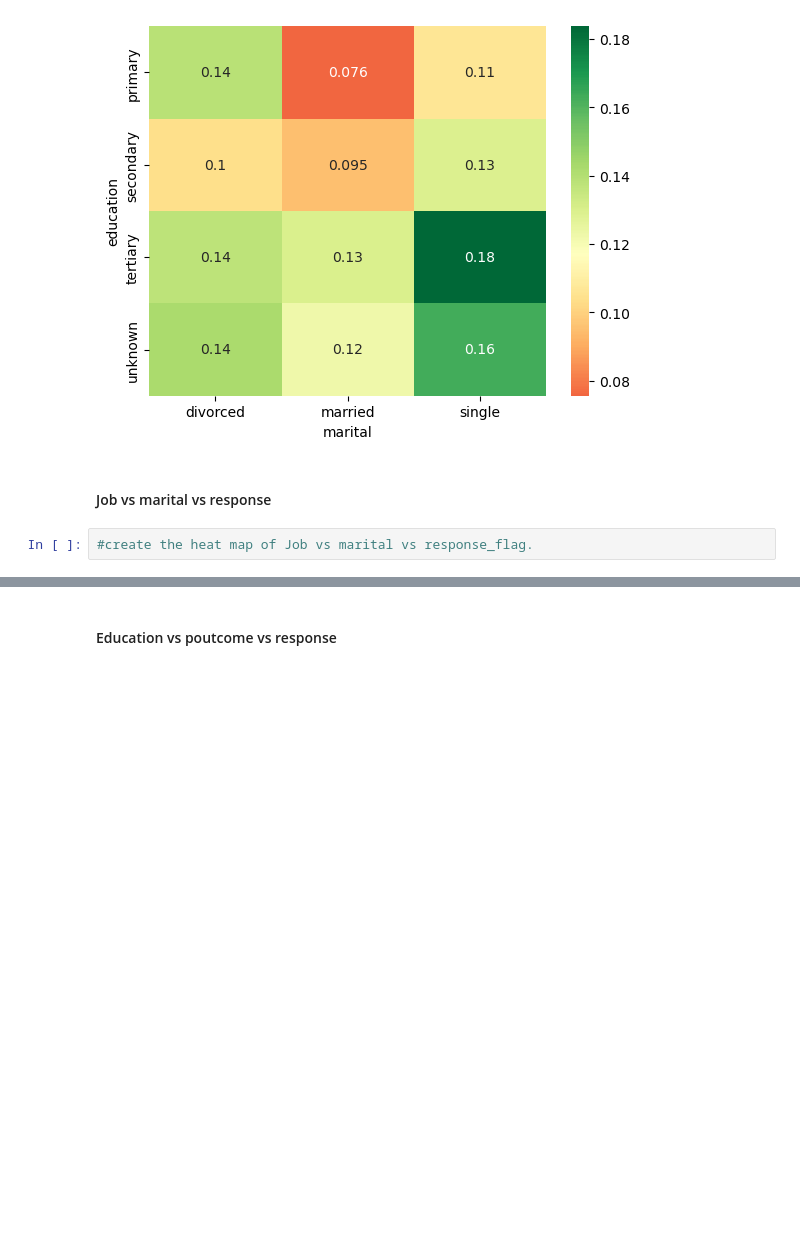
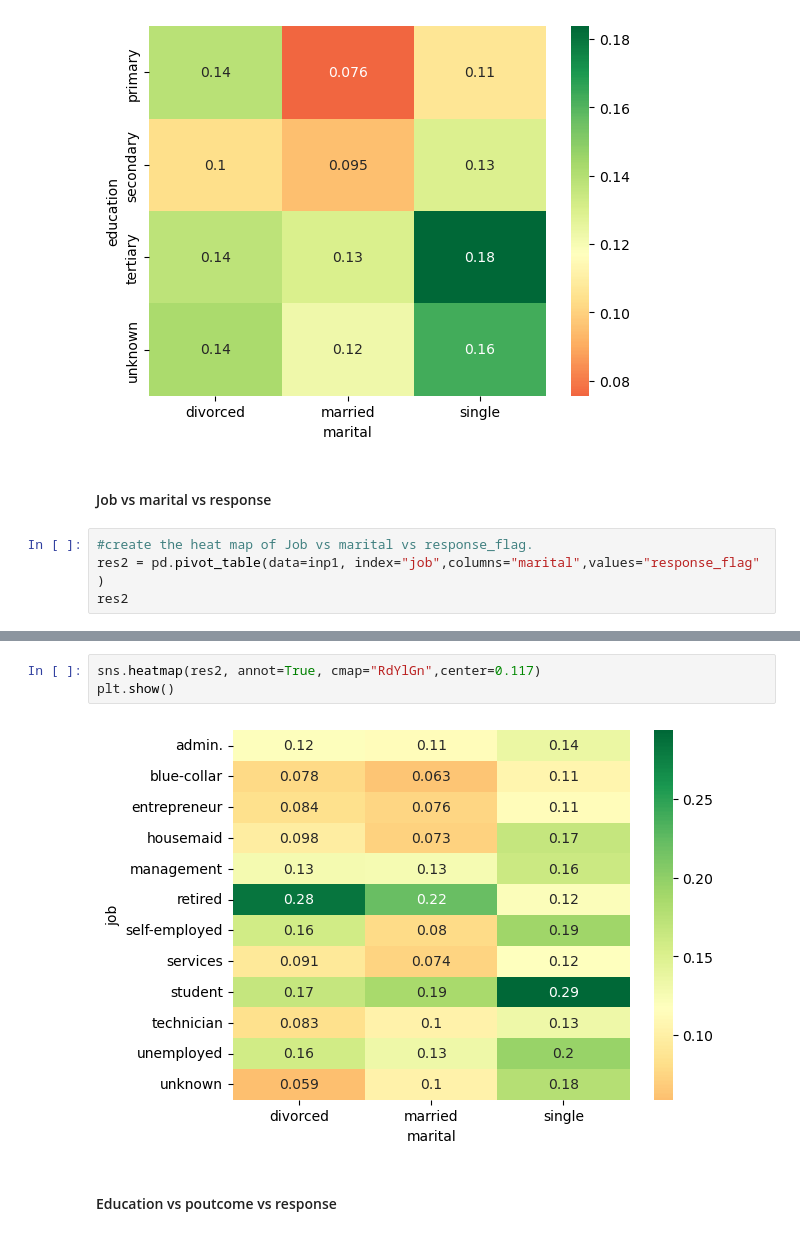
Before and after one commit to Milan1508/EDA-Upgrad-practise, a Jupyter notebook: Bank+Marketing+Campaign_EDA-blank+notebook.ipynb, the cells around one changed output, grey strips where cells are left out. Saved outputs shown, nothing was run; the diff lists cells and outputs as text; blank space fills up the shorter version.

```diff
--- a/Bank+Marketing+Campaign_EDA-blank+notebook.ipynb
+++ b/Bank+Marketing+Campaign_EDA-blank+notebook.ipynb
@@ -898,3 +898,5 @@ plt.show()
 #### Job vs marital vs response
 # %%
 #create the heat map of Job vs marital vs response_flag.
+res2 = pd.pivot_table(data=inp1, index="job",columns="marital",values="response_flag" )
+res2
@@ -901,3 +918,8 @@ plt.show()
+# %%
+sns.heatmap(res2, annot=True, cmap="RdYlGn",center=0.117)
+plt.show()
+# %% [output]
+[figure, added]
 # %% [markdown]
 #### Education vs poutcome vs response
 # %%
```
Also changed, not shown: parts of 4 cells of this notebook.
